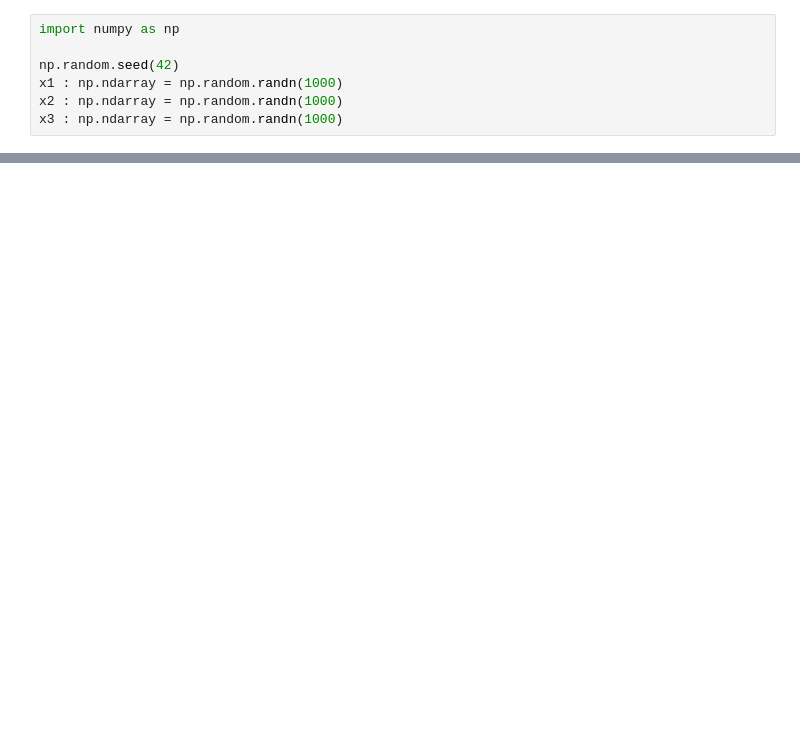
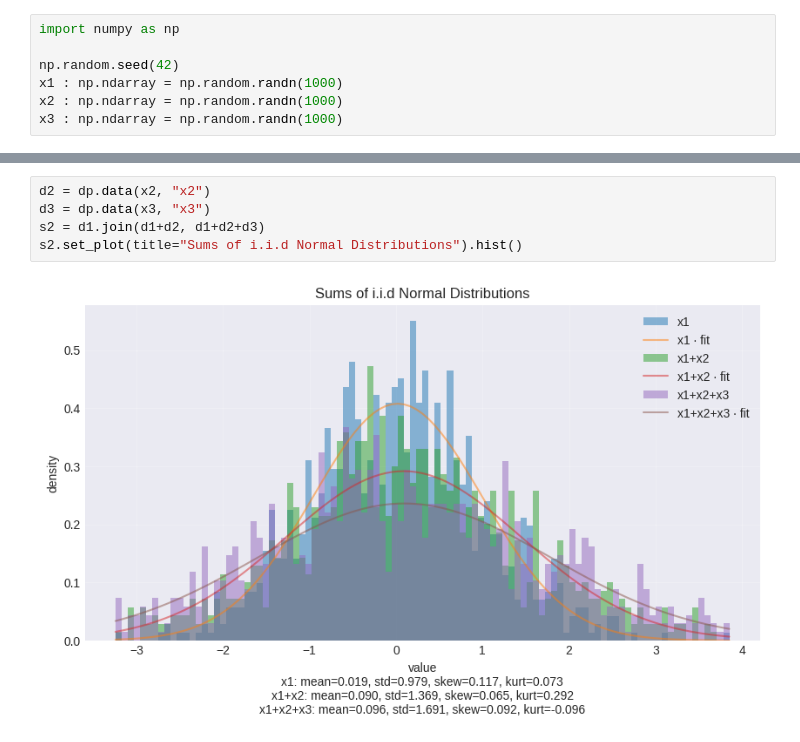
Before and after one commit to Chitaoji/dataplot, a Jupyter notebook: examples/tests.ipynb, the cells around one changed output, grey strips where cells are left out. Cells and saved outputs as stored; diff of their text form; blank space fills up the shorter version.

```diff
--- a/examples/tests.ipynb
+++ b/examples/tests.ipynb
@@ -37 +37,8 @@ d1.join(d2).set_plot(title="Normal Distribution v.s. Log-Normal Distribution").h
+# %%
+d2 = dp.data(x2, "x2")
+d3 = dp.data(x3, "x3")
+s2 = d1.join(d1+d2, d1+d2+d3)
+s2.set_plot(title="Sums of i.i.d Normal Distributions").hist()
+# %% [output]
+[figure, added]
 # %%
```
Also changed, not shown: parts of 5 cells of this notebook.
